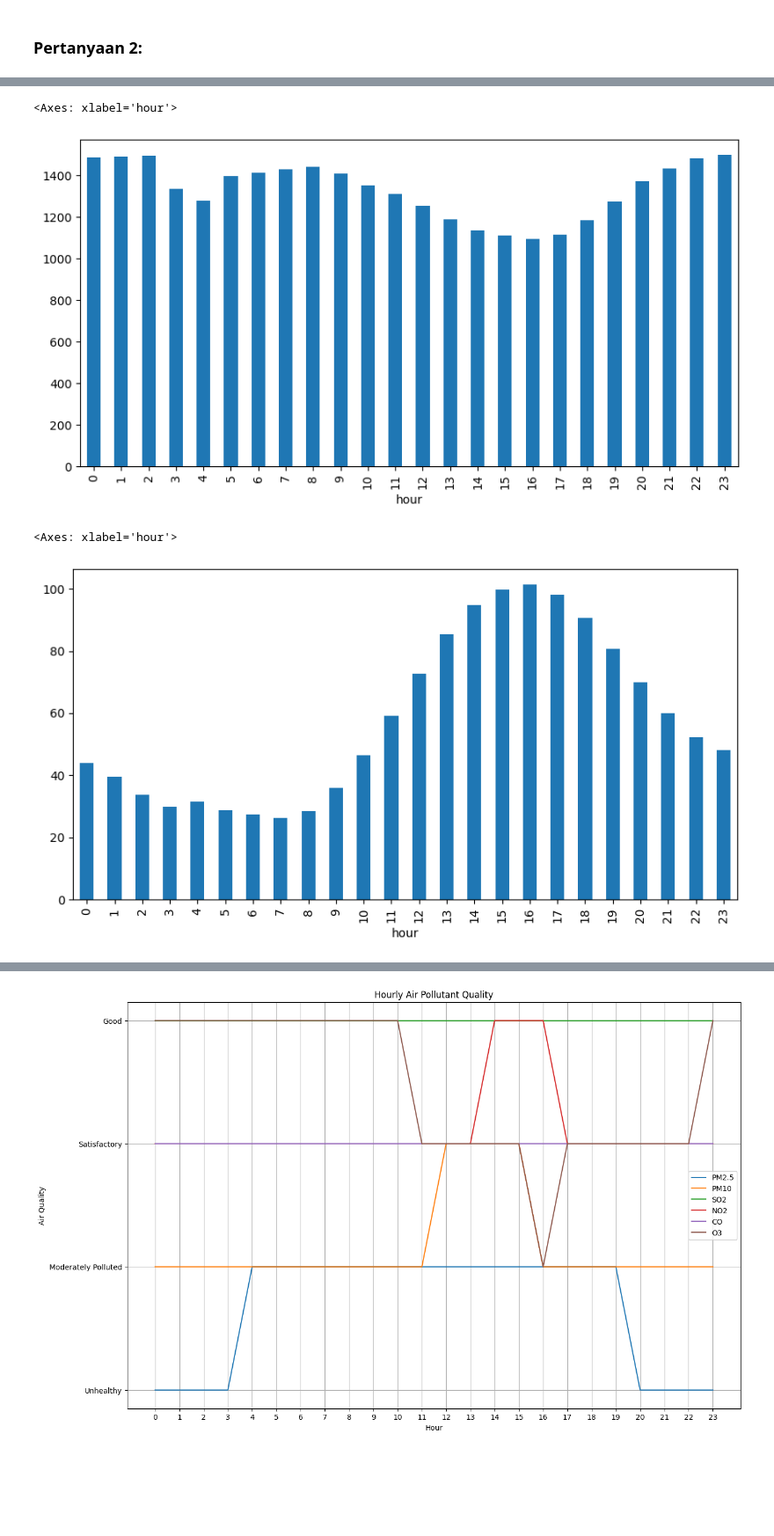
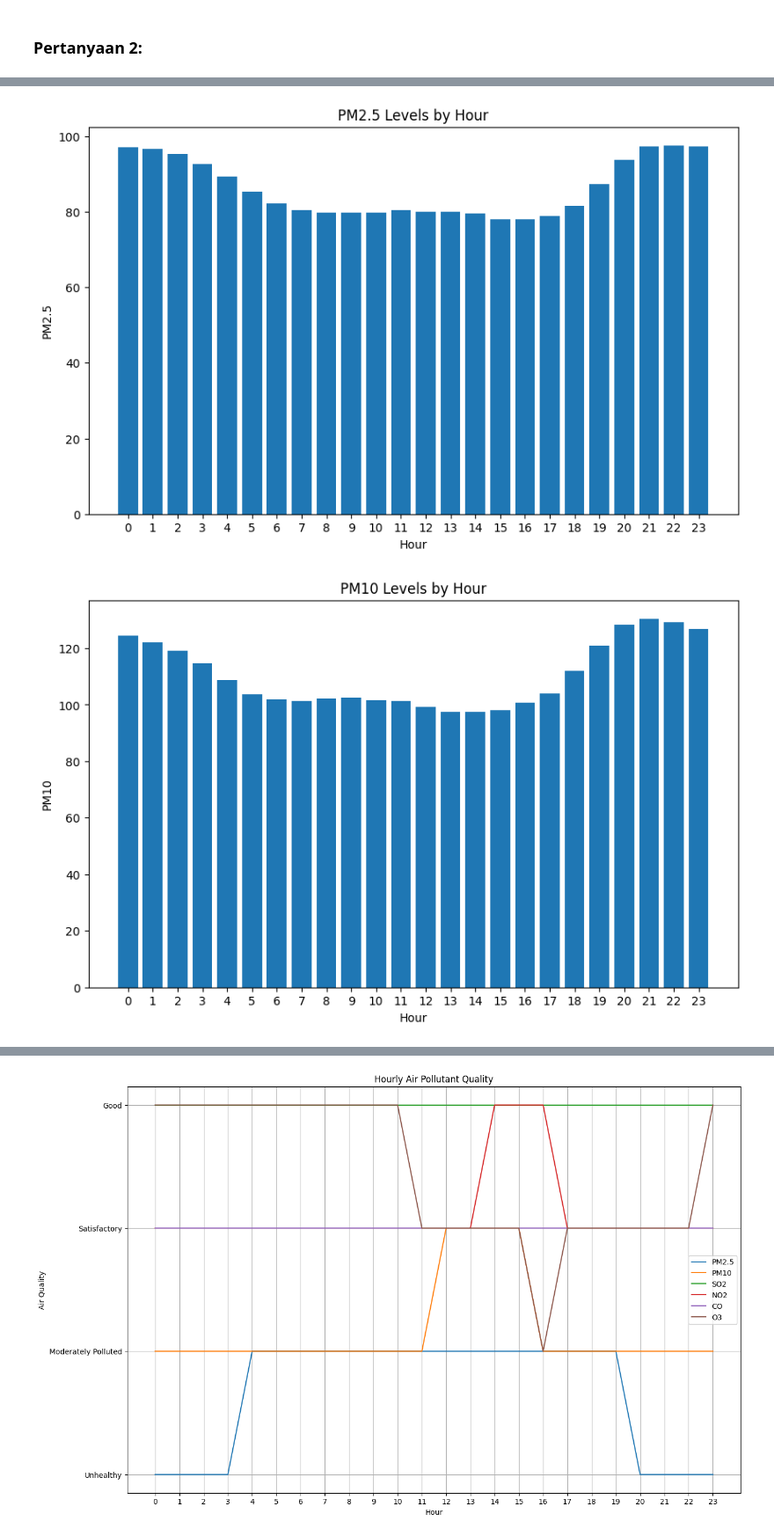
Before and after one commit to dimskyy03/air-quality-data-analytics, a Jupyter notebook: Dicoding_Proyek_Analisis_Data.ipynb, the cells around one changed output, grey strips where cells are left out. Shown at 88% size. Saved outputs shown, nothing was run; the diff lists cells and outputs as text; code cells hidden in the pictures; blank space fills up the shorter version.

```diff
--- a/Dicoding_Proyek_Analisis_Data.ipynb
+++ b/Dicoding_Proyek_Analisis_Data.ipynb
@@ -411,14 +438,15 @@ df.groupby("hour")["NO2"].mean().plot(kind="bar", figsize=(10, 5))
-# %%
-#Bar Graph between hour and CO
-
-df.groupby("hour")["CO"].mean().plot(kind="bar", figsize=(10, 5))
-# %% [output]
-<Axes: xlabel='hour'>
-[figure, removed]
-# %%
-#Bar Graph between hour and O3
-
-df.groupby("hour")["O3"].mean().plot(kind="bar", figsize=(10, 5))
-# %% [output]
-<Axes: xlabel='hour'>
-[figure, removed]
+# %%
+# Assuming 'hourly_polutants' DataFrame is already created as in your provided code
+
+# Create multiple bar graphs
+for pollutant in ['PM2.5', 'PM10', 'SO2', 'NO2', 'CO', 'O3']:
+    plt.figure(figsize=(10, 6))  # Adjust figure size as needed
+    plt.bar(hourly_polutants['hour'], hourly_polutants[pollutant])
+    plt.xlabel('Hour')
+    plt.ylabel(pollutant)
+    plt.title(f'{pollutant} Levels by Hour')
+    plt.xticks(range(0,24))
+    plt.show()
+# %% [output]
+[figure, added]
+[figure, added]
```
Also changed, not shown: parts of 23 cells of this notebook.
